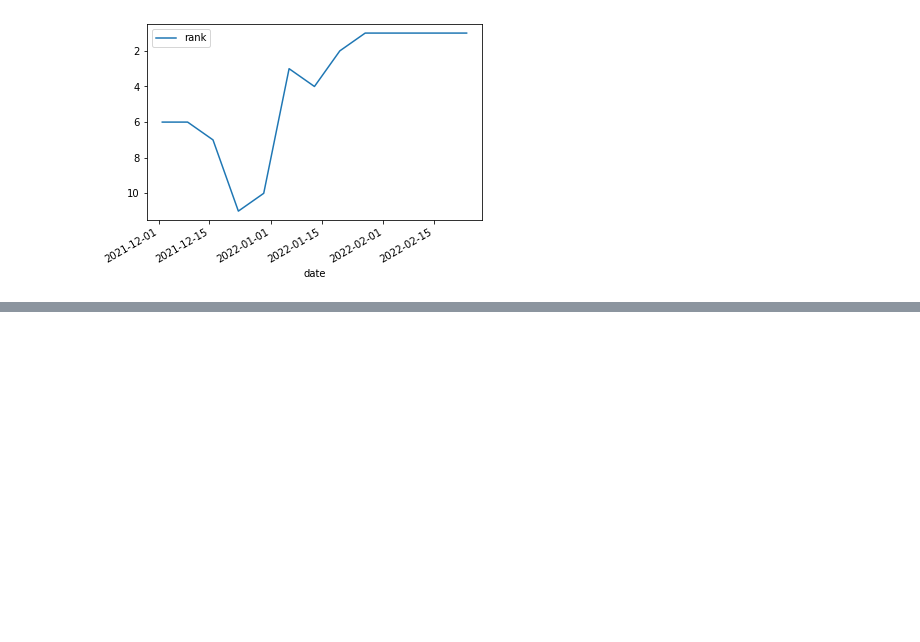
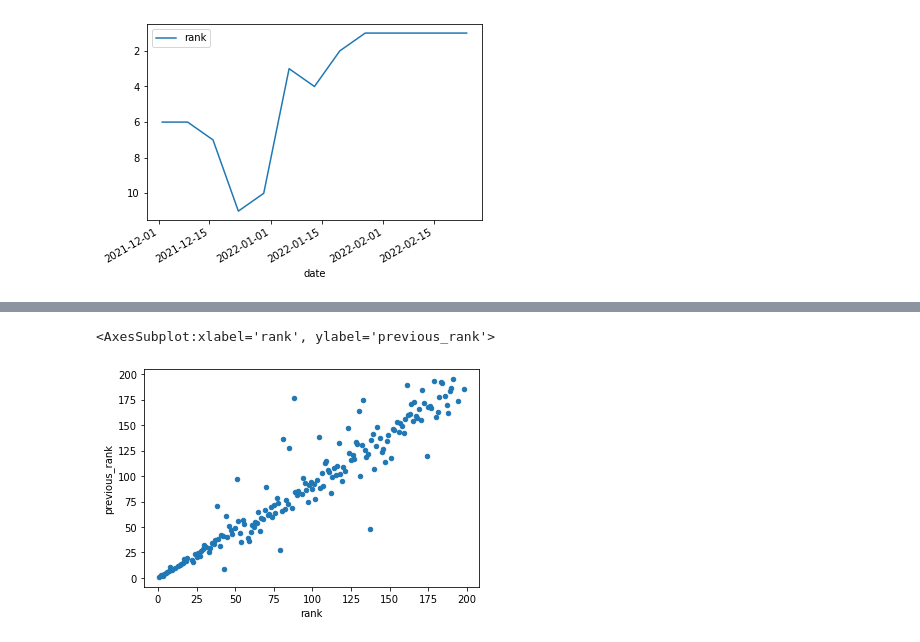
Before and after one commit to spurthirallapalli/DH140-FinalProject, a Jupyter notebook: FinalProject/Assignment2.ipynb, the cells around one changed output, grey strips where cells are left out. Drawn from its saved outputs; the diff is of its cells as text; code cells hidden in the pictures; blank space fills up the shorter version.

```diff
--- a/FinalProject/Assignment2.ipynb
+++ b/FinalProject/Assignment2.ipynb
@@ -64,0 +179,2 @@ heat_waves.plot(x='date', y='rank').invert_yaxis()
+# %%
+peakprev = weekly_global_charts.loc[weekly_global_charts['date'] == "2022-02-17T00:00:00.000000000"]
@@ -64,0 +199,3 @@ heat_waves.plot(x='date', y='rank').invert_yaxis()
+# %%
+peakprevfilt = peakprev.loc[peakprev['previous_rank'] != -1]
+peakprevfilt
@@ -64,0 +216,5 @@ heat_waves.plot(x='date', y='rank').invert_yaxis()
+# %%
+peakprevfilt.plot(kind='scatter', x='rank', y='previous_rank')
+# %% [output]
+<AxesSubplot:xlabel='rank', ylabel='previous_rank'>
+[figure, added]
```
Also changed, not shown: parts of 25 cells of this notebook.
